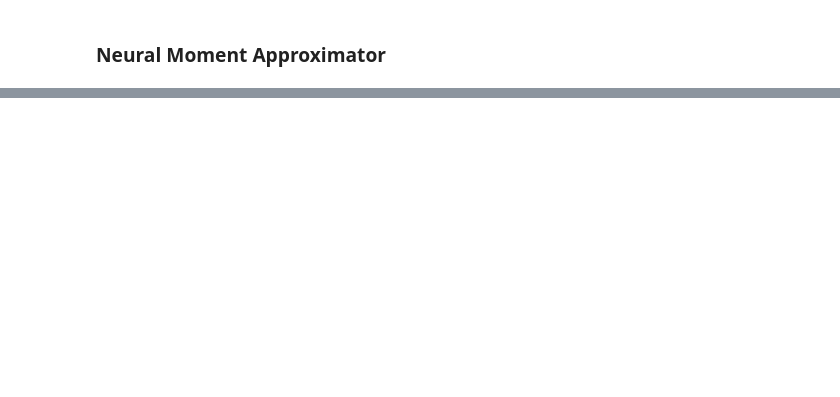
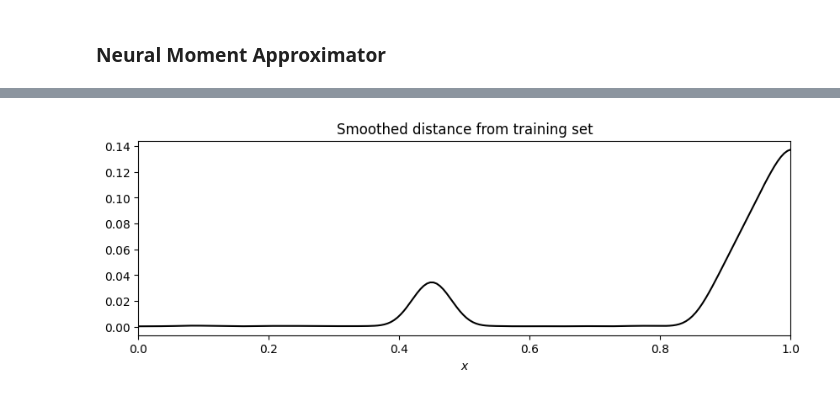
Before and after one commit to jreaso/martingale-predictive, a Jupyter notebook: notebooks/1d-general-experiments.ipynb, the cells around one changed output, grey strips where cells are left out. Cells and saved outputs as stored; diff of their text form; code cells hidden in the pictures; blank space fills up the shorter version.

```diff
--- a/notebooks/1d-general-experiments.ipynb
+++ b/notebooks/1d-general-experiments.ipynb
@@ -165,0 +178,11 @@ Training directly on the log probability density (with the right distribution -
+# %%
+smoothed_dist_vals = gaussian_filter1d(np.min(np.abs(x_vals[:, None] - x[None, :]), axis=1), sigma=4)
+# %%
+plt.figure(figsize=(10,3))
+plt.plot(x_vals, smoothed_dist_vals, color="black", linewidth=1.5)
+plt.xlim(0,1)
+plt.xlabel("$x$")
+plt.title("Smoothed distance from training set")
+plt.show()
+# %% [output]
+[figure, added]
```
Also changed, not shown: parts of 24 cells of this notebook.
